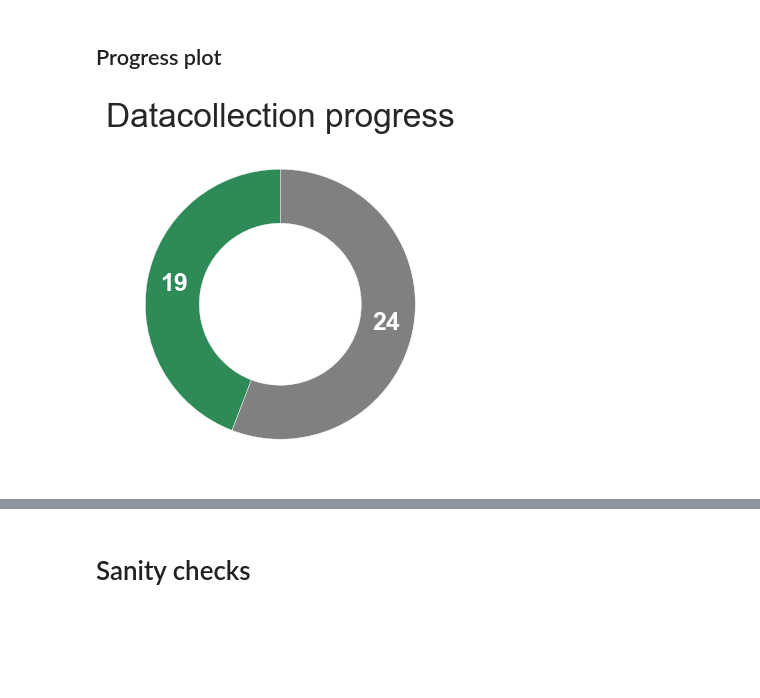
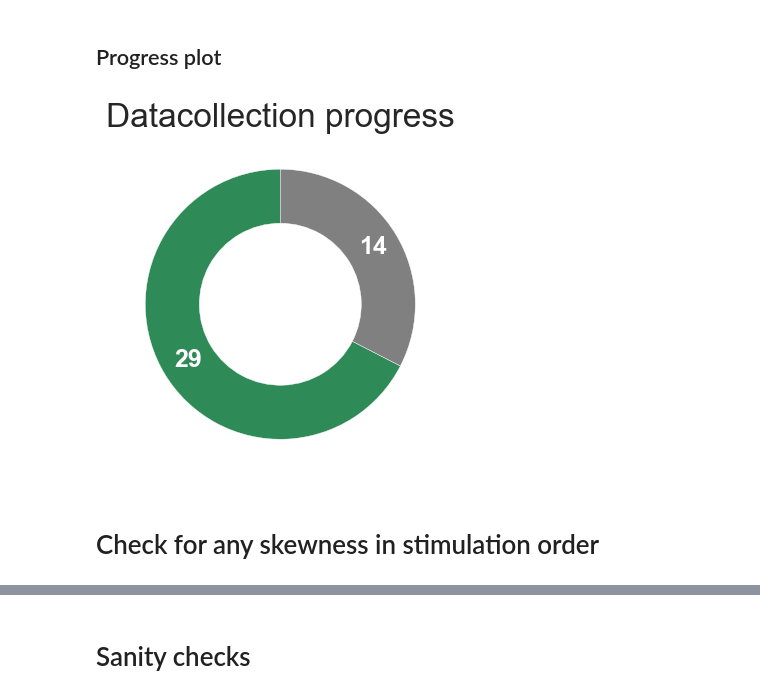
Before and after one commit to KTZ228/phd_1_analysis, a Jupyter notebook: analysis_behavioural/standard parameters/accuracy_analysis.ipynb, the cells around one changed output, grey strips where cells are left out. Saved outputs shown, nothing was run; the diff lists cells and outputs as text; code cells hidden in the pictures; blank space fills up the shorter version.

```diff
--- a/analysis_behavioural/standard parameters/accuracy_analysis.ipynb
+++ b/analysis_behavioural/standard parameters/accuracy_analysis.ipynb
@@ -54,26 +73,28 @@ combined_results_dataframe_shortened = combined_results_dataframe[combined_resul
 ## Progress plot
 # %%
 if dataset == 'TUS':
-    completed_subjects = 23
+    completed_subjects = 29
 
     target = 43
     values = [completed_subjects, (target-completed_subjects)]
     colors = ['#2E8B57', 'gray']
 
     fig, ax = plt.subplots(figsize=(4, 4))
     wedges, texts, autotexts = ax.pie(
         values,
         colors=colors,
         autopct=lambda p: f'{p * sum(values) / 100:.0f}',
         pctdistance=0.8,
         startangle=90,
         wedgeprops=dict(width=0.4, edgecolor='white')  # width < 1 makes it a ring
     )
 
     plt.setp(autotexts, fontsize=18, fontweight='bold', color='white')
 
     ax.set_title('Datacollection progress', fontsize=24)
     plt.tight_layout()
     plt.savefig(os.path.join(output_dir, 'datacollection_progress.pdf'))
 # %% [output]
-[figure, old version]
+[figure, new version]
+# %% [markdown]
+# Check for any skewness in stimulation order
```
Also changed, not shown: parts of 19 cells of this notebook, 7 other files.
